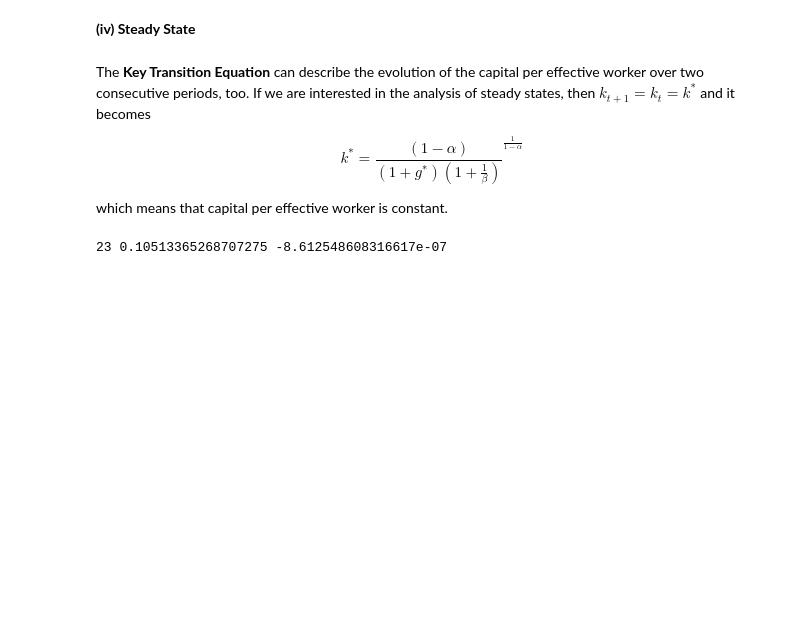
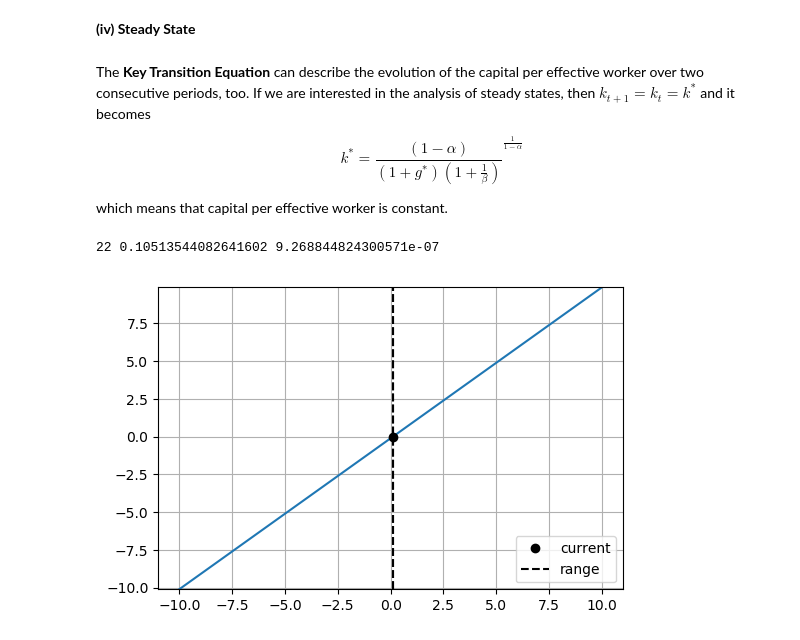
Before and after one commit to NumEconCopenhagen/projects-2019-bcg, a Jupyter notebook: modelproject/modelproject.ipynb, the cells around one changed output. Drawn from its saved outputs; the diff is of its cells as text; code cells hidden in the pictures; blank space fills up the shorter version.

```diff
--- a/modelproject/modelproject.ipynb
+++ b/modelproject/modelproject.ipynb
@@ -496,39 +496,36 @@ def bisection(f,a,b,max_iter=500,tol=1e-6,full_info=False):
 #delta = 0.08
 #alpha = 0.8
 #g = lambda r: f(r,A=1,beta=0.3,alpha=0.8)
-m,i = bisection(f,-25,25)
+m,i = bisection(f,-10,10)
 print(i,m,f(m))
 # %% [output]
-23 0.10513365268707275 -8.612548608316617e-07
+22 0.10513544082641602 9.268844824300571e-07
 # %%
-def plot_bisection(f,a,b,xmin=-25,xmax=25,xn=100):
+def plot_bisection(f, a, b, xmin=-10, xmax=10, xn=100):
 
     # a. find root and return all information
-    m,max_iter,a,b,fm = bisection(f,a,b,full_info=True)
+    m, max_iter, a, b, fm = bisection(f, a, b, full_info=True)
 
     # b. compute function on grid
-    xvec = np.linspace(xmin,xmax,xn)
+    xvec = np.linspace(xmin, xmax, xn)
     fxvec = f(xvec)
 
     # c. figure
-    def _figure(i):
 
-        # ii. figure
-        fig = plt.figure(dpi=100)
-        ax = fig.add_subplot(1,1,1)
+    fig = plt.figure(dpi=100)
+    ax = fig.add_subplot(1,1,1)
 
-        ax.plot(xvec,fxvec) # on grid
-        ax.plot(m[i],fm[i],'o',color='black',label='current') # mid
-        ax.plot([a[i],b[i]],[fm[i],fm[i]],'--',color='black',label='range') # range
-        ax.axvline(a[i],ls='--',color='black')
-        ax.axvline(b[i],ls='--',color='black')
+    ax.plot(xvec,fxvec) # on grid
+    ax.plot(m[i],fm[i],'o',color='black',label='current') # mid
+    ax.plot([a[i],b[i]],[fm[i],fm[i]],'--',color='black',label='range') # range
+    ax.axvline(a[i],ls='--',color='black')
+    ax.axvline(b[i],ls='--',color='black')
 
-        ax.legend(loc='lower right')
-        ax.grid(True)
-        ax.set_ylim([fxvec[0],fxvec[-1]])
+    ax.legend(loc='lower right')
+    ax.grid(True)
+    ax.set_ylim([fxvec[0],fxvec[-1]])
 
-    #widgets.interact(_figure,
-    #    i=widgets.IntSlider(description="iterations", min=0, max=max_iter, step=1, value=0)
-    #);
 
-plt.show()
+plot_bisection(f, -10, 10)
+# %% [output]
+[figure, added]
```
Also changed, not shown: parts of 9 cells of this notebook.
